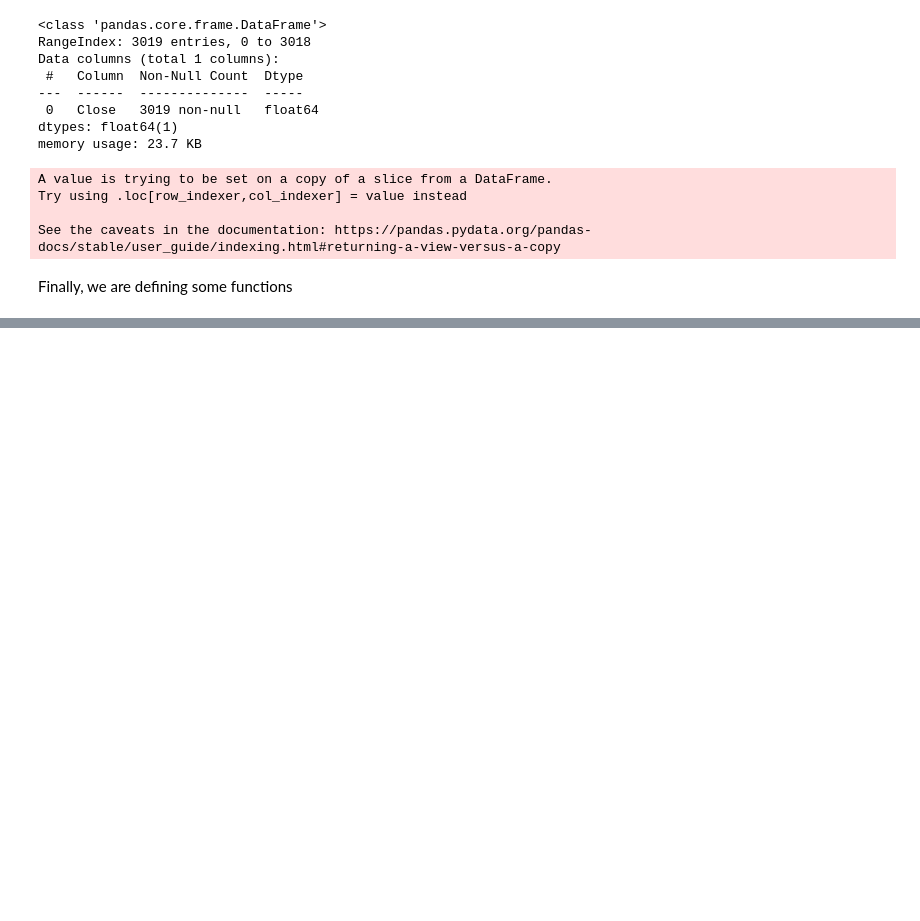
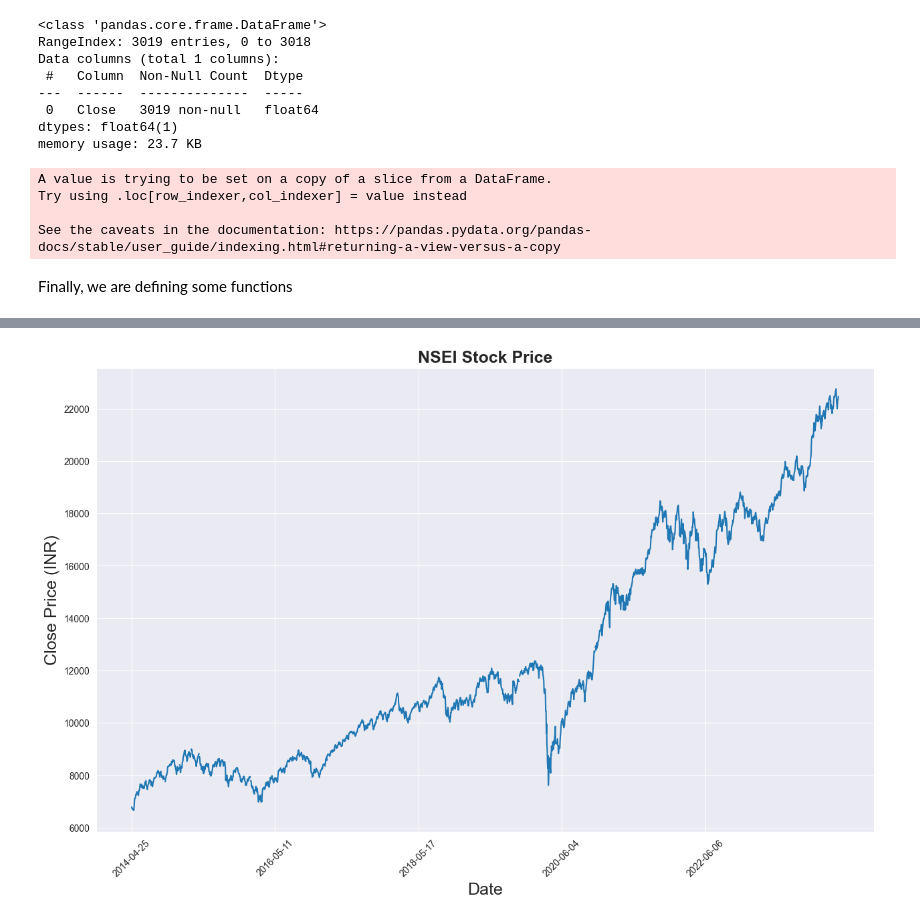
Before and after one commit to Bhargav-CS/Stocks, a Jupyter notebook: data_import.ipynb, the cells around one changed output, grey strips where cells are left out. Cells and saved outputs as stored; diff of their text form; code cells hidden in the pictures; blank space fills up the shorter version.

```diff
--- a/data_import.ipynb
+++ b/data_import.ipynb
@@ -566,0 +681,5 @@ def split_data(stock, lookback):
+# %%
+filepath = "NSEI.csv"
+data_NSEI = pd.read_csv(filepath)
+data_NSEI = data_NSEI.sort_values('Date')
+data_NSEI.head()
@@ -566,0 +693,14 @@ def split_data(stock, lookback):
+# %%
+import matplotlib.pyplot as plt
+import seaborn as sns
+
+sns.set_style("darkgrid")
+plt.figure(figsize = (15,9))
+plt.plot(data_NSEI[['Close']])
+plt.xticks(range(0,data_NSEI.shape[0],500),data_NSEI['Date'].loc[::500],rotation=45)
+plt.title("NSEI Stock Price",fontsize=18, fontweight='bold')
+plt.xlabel('Date',fontsize=18)
+plt.ylabel('Close Price (INR)',fontsize=18)
+plt.show()
+# %% [output]
+[figure, added]
```
Also changed, not shown: parts of 31 cells of this notebook, 9 other files.
